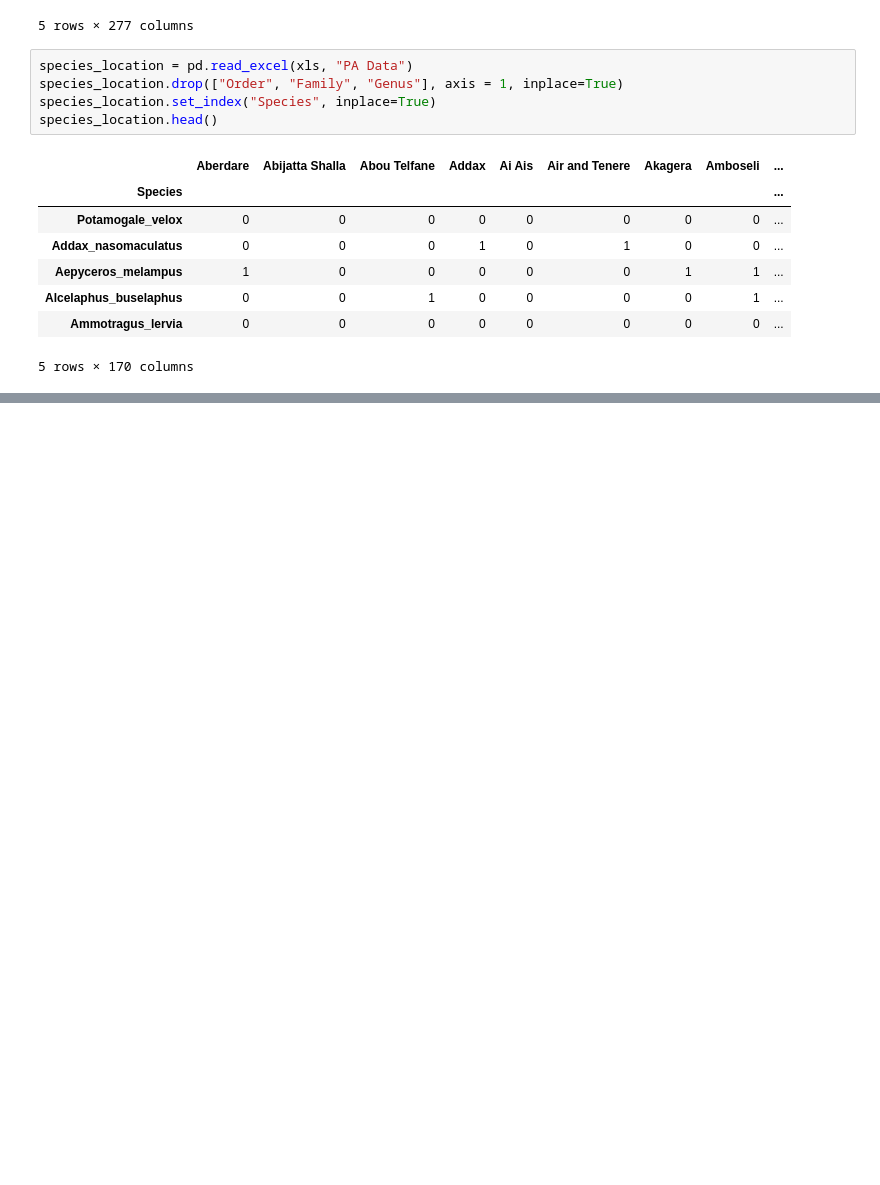
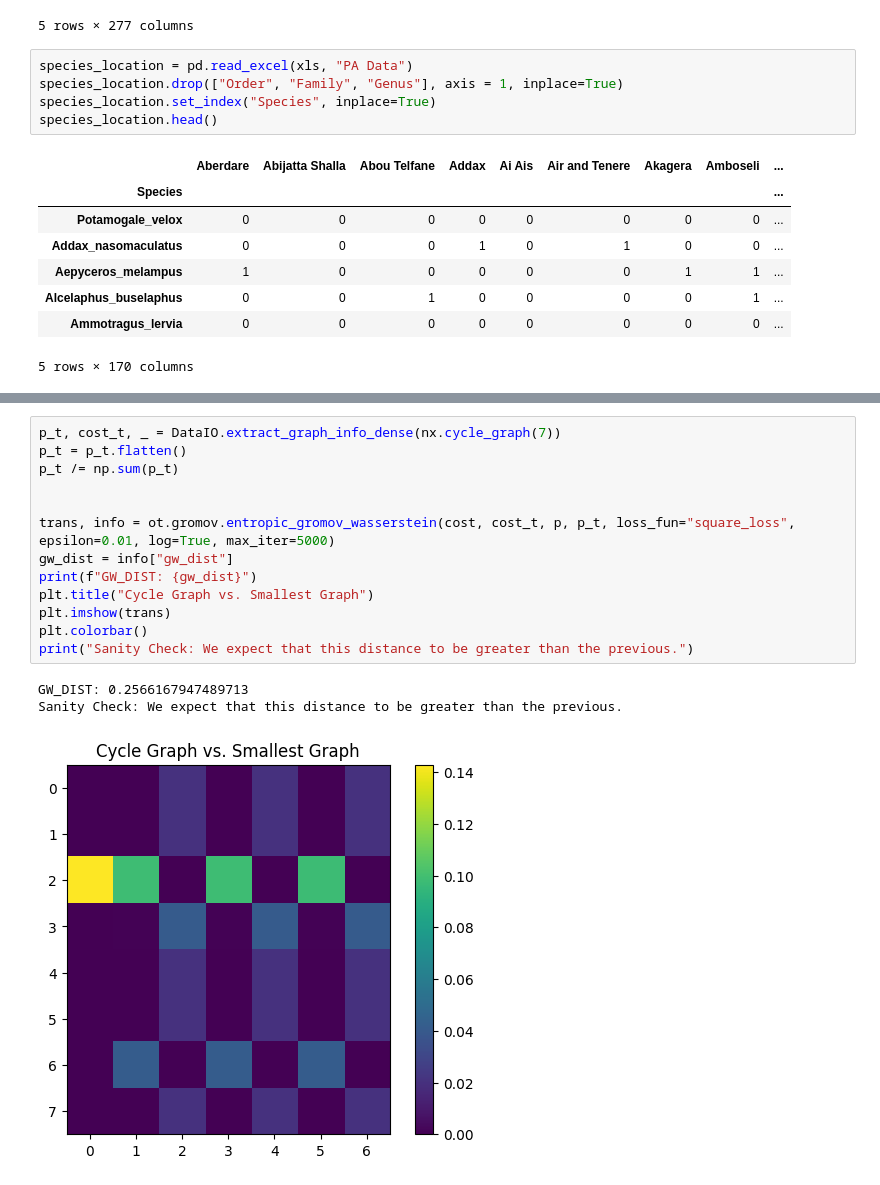
Before and after one commit to KataTech/Relational-Factorization-Model, a Jupyter notebook: notebooks/process_foodwebs.ipynb, the cells around one changed output, grey strips where cells are left out. Drawn from its saved outputs; the diff is of its cells as text; blank space fills up the shorter version.

```diff
--- a/notebooks/process_foodwebs.ipynb
+++ b/notebooks/process_foodwebs.ipynb
@@ -72,0 +122,17 @@ https://ros-developer.com/2017/12/16/populating-directed-graph-networkx-csv-adja
+# %%
+p_t, cost_t, _ = DataIO.extract_graph_info_dense(nx.cycle_graph(7))
+p_t = p_t.flatten()
+p_t /= np.sum(p_t)
+
+
+trans, info = ot.gromov.entropic_gromov_wasserstein(cost, cost_t, p, p_t, loss_fun="square_loss", epsilon=0.01, log=True, max_iter=5000)
+gw_dist = info["gw_dist"]
+print(f"GW_DIST: {gw_dist}")
+plt.title("Cycle Graph vs. Smallest Graph")
+plt.imshow(trans)
+plt.colorbar()
+print("Sanity Check: We expect that this distance to be greater than the previous.")
+# %% [output]
+GW_DIST: 0.2566167947489713
+Sanity Check: We expect that this distance to be greater than the previous.
+[figure, added]
```
Also changed, not shown: parts of 15 cells of this notebook, 9 other files.
